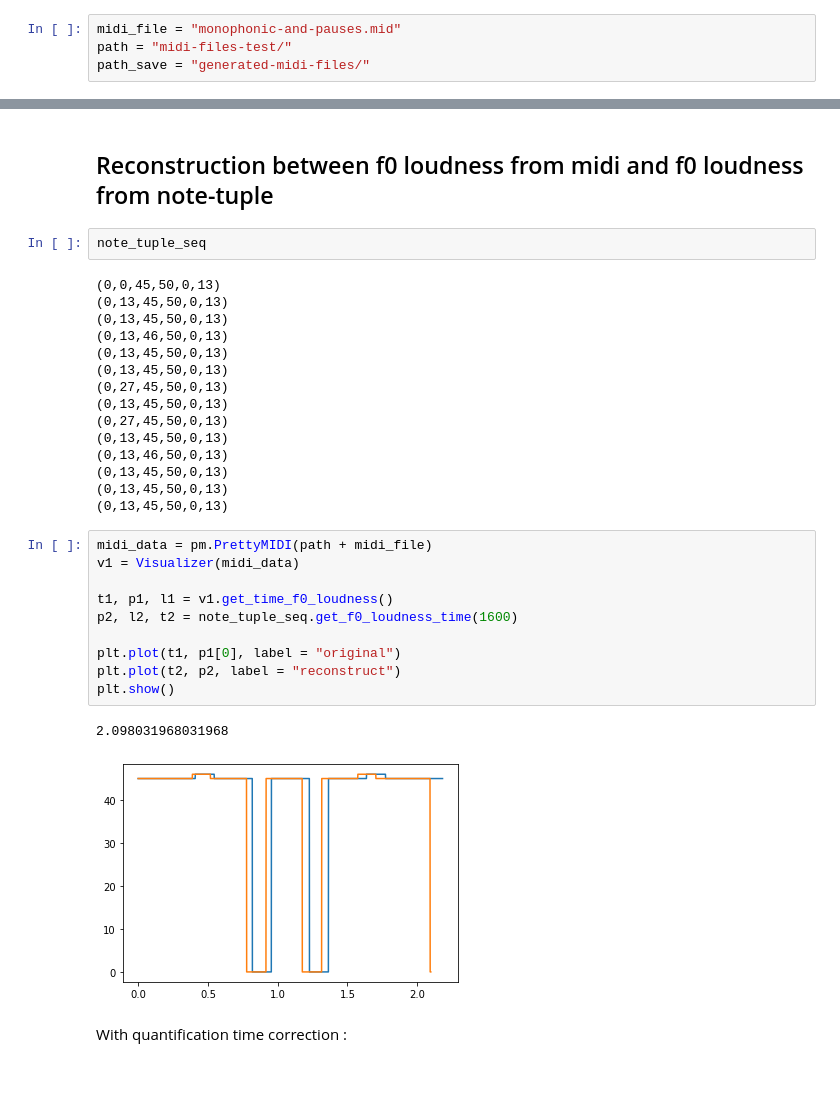
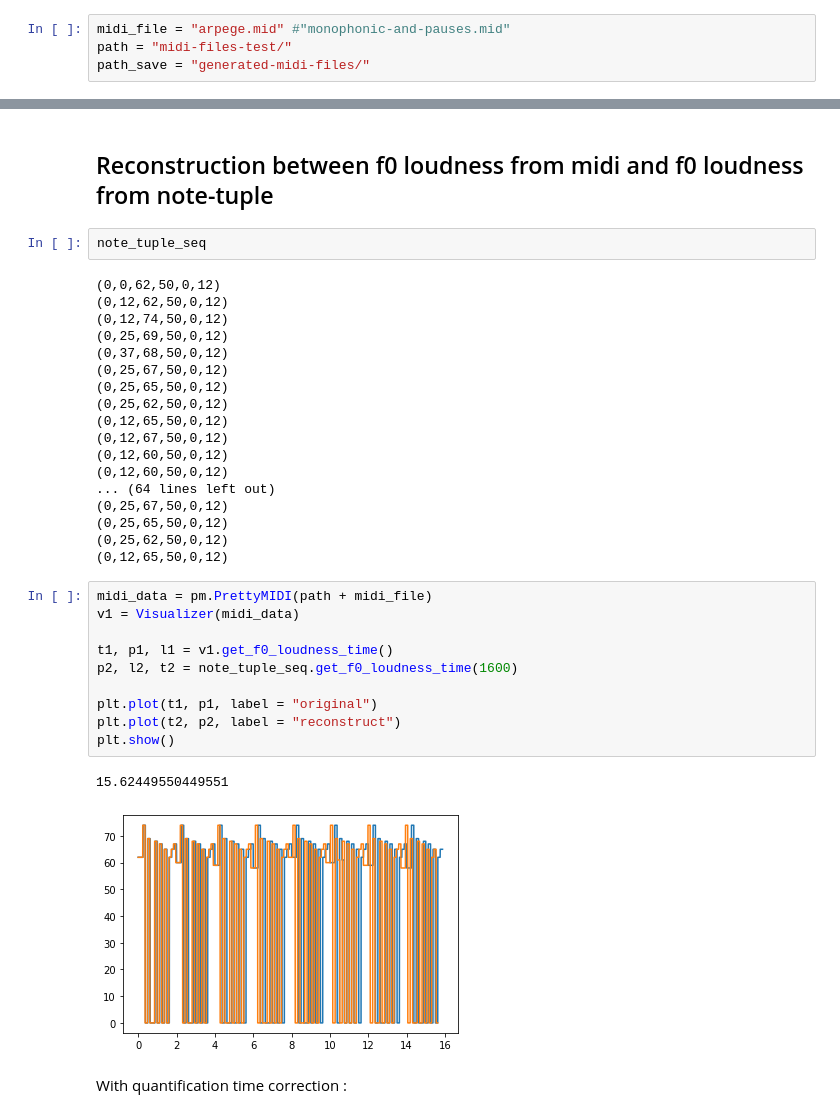
Before and after one commit to gle-bellier/internship-expressive-DDSP, a Jupyter notebook: converter.ipynb, the cells around one changed output, grey strips where cells are left out. Cells and saved outputs as stored; diff of their text form; blank space fills up the shorter version.

```diff
--- a/converter.ipynb
+++ b/converter.ipynb
@@ -21,7 +16,7 @@ Import of 'jit' requested from: 'numba.decorators', please update to use 'numba.
 ## Midi to Midi-Like
 Midi file used:
 # %%
-midi_file = "monophonic-and-pauses.mid"
+midi_file = "arpege.mid" #"monophonic-and-pauses.mid"
 path = "midi-files-test/"
 path_save = "generated-midi-files/"
 # %%
@@ -216,33 +214,36 @@ plt.show()
 # %%
 note_tuple_seq
 # %% [output]
-(0,0,45,50,0,13)
-(0,13,45,50,0,13)
-(0,13,45,50,0,13)
-(0,13,46,50,0,13)
-(0,13,45,50,0,13)
-(0,13,45,50,0,13)
-(0,27,45,50,0,13)
-(0,13,45,50,0,13)
-(0,27,45,50,0,13)
-(0,13,45,50,0,13)
-(0,13,46,50,0,13)
-(0,13,45,50,0,13)
-(0,13,45,50,0,13)
-(0,13,45,50,0,13)
+(0,0,62,50,0,12)
+(0,12,62,50,0,12)
+(0,12,74,50,0,12)
+(0,25,69,50,0,12)
+(0,37,68,50,0,12)
+(0,25,67,50,0,12)
+(0,25,65,50,0,12)
+(0,25,62,50,0,12)
+(0,12,65,50,0,12)
+(0,12,67,50,0,12)
+(0,12,60,50,0,12)
+(0,12,60,50,0,12)
+... (64 lines left out)
+(0,25,67,50,0,12)
+(0,25,65,50,0,12)
+(0,25,62,50,0,12)
+(0,12,65,50,0,12)
 # %%
 midi_data = pm.PrettyMIDI(path + midi_file)
 v1 = Visualizer(midi_data)
 
-t1, p1, l1 = v1.get_time_f0_loudness()
+t1, p1, l1 = v1.get_f0_loudness_time()
 p2, l2, t2 = note_tuple_seq.get_f0_loudness_time(1600)
 
-plt.plot(t1, p1[0], label = "original")
+plt.plot(t1, p1, label = "original")
 plt.plot(t2, p2, label = "reconstruct")
 plt.show()
 # %% [output]
-2.098031968031968
+15.62449550449551
-[figure, old version]
+[figure, new version]
 # %% [markdown]
 With quantification time correction :
 # %%
```
Also changed, not shown: parts of 19 cells of this notebook, 10 other files.
